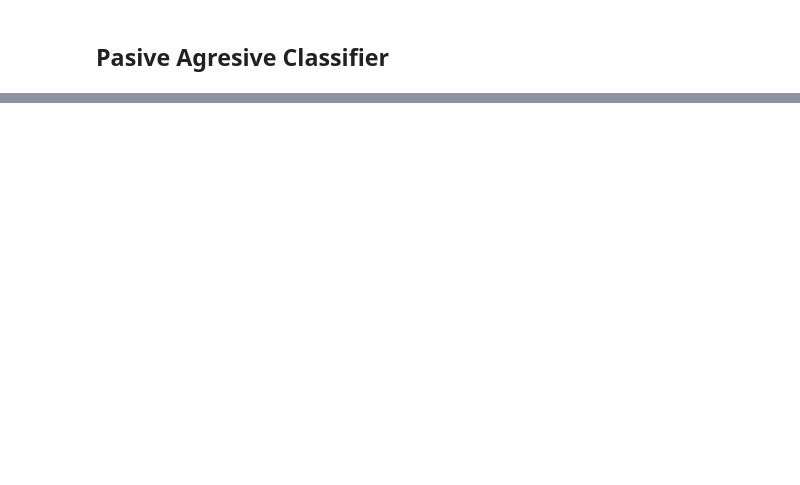
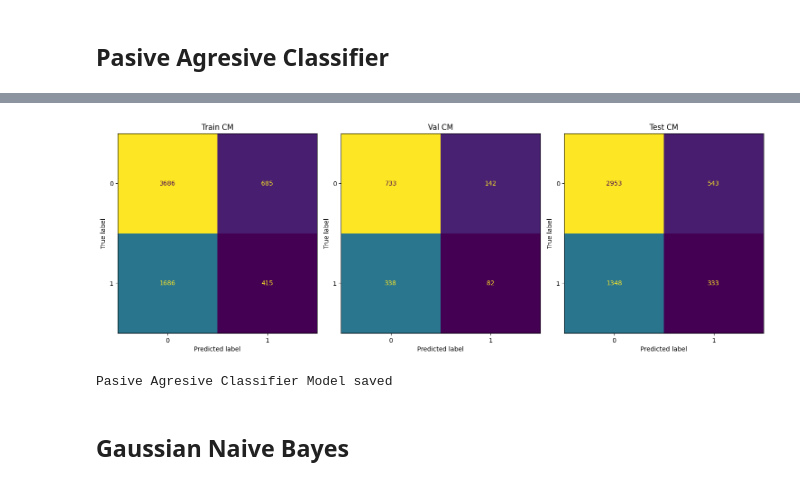
Before and after one commit to A01795375/Proyecto_Integrador_cancer, a Jupyter notebook: notebooks/Avance 4.ipynb, the cells around one changed output, grey strips where cells are left out. Cells and saved outputs as stored; diff of their text form; code cells hidden in the pictures; blank space fills up the shorter version.

Commit message:
7/7 grid search tunning

```diff
--- a/notebooks/Avance 4.ipynb
+++ b/notebooks/Avance 4.ipynb
@@ -562,0 +684,14 @@ plt.show()
+# %%
+# Predice valores de y
+y_predict_pac_train = pac_random_search.predict(X_train)
+y_predict_pac_val = pac_random_search.predict(X_val)
+y_predict_pac_test = pac_random_search.predict(X_test)
+
+# Calcula la precisión:
+accuracy_pac_train = accuracy_score(y_train,y_predict_pac_train)
+accuracy_pac_val = accuracy_score(y_val,y_predict_pac_val)
+accuracy_pac_test = accuracy_score(y_test,y_predict_pac_test)
+
+print(f'Accuracy train {accuracy_pac_train}')
+print(f'Accuracy val {accuracy_pac_val}')
+print(f'Accuracy test {accuracy_pac_test}')
@@ -562,0 +725,35 @@ plt.show()
+# %%
+# Crear figuras y ejes
+fig, axes = plt.subplots(1, 3, figsize=(15, 5))  # 1 fila, 3 columnas
+
+# Matriz de confusión para el conjunto de entrenamiento
+cm_pac_train = confusion_matrix(y_train, y_predict_pac_train)
+disp = ConfusionMatrixDisplay(confusion_matrix=cm_pac_train)
+disp.plot(ax=axes[0], colorbar=False)
+axes[0].set_title('Train CM')
+
+# Matriz de confusión para el conjunto de validación
+cm_pac_val = confusion_matrix(y_val, y_predict_pac_val)
+disp = ConfusionMatrixDisplay(confusion_matrix=cm_pac_val)
+disp.plot(ax=axes[1], colorbar=False)
+axes[1].set_title('Val CM')
+
+# Matriz de confusión para el conjunto de prueba
+cm_pac_test = confusion_matrix(y_test, y_predict_pac_test)
+disp = ConfusionMatrixDisplay(confusion_matrix=cm_pac_test)
+disp.plot(ax=axes[2], colorbar=False)
+axes[2].set_title('Test CM')
+
+# Ajustar el espacio entre los gráficos
+plt.tight_layout()
+plt.show()
+# %% [output]
+[figure, added]
+# %%
+with open("../models/pac_model.pkl", "wb") as f:
+    pickle.dump(pac_random_search.best_estimator_, f)
+print("Pasive Agresive Classifier Model saved")
+# %% [output]
+Pasive Agresive Classifier Model saved
+# %% [markdown]
+## Gaussian Naive Bayes
```
Also changed, not shown: parts of 50 cells of this notebook, 7 other files.
